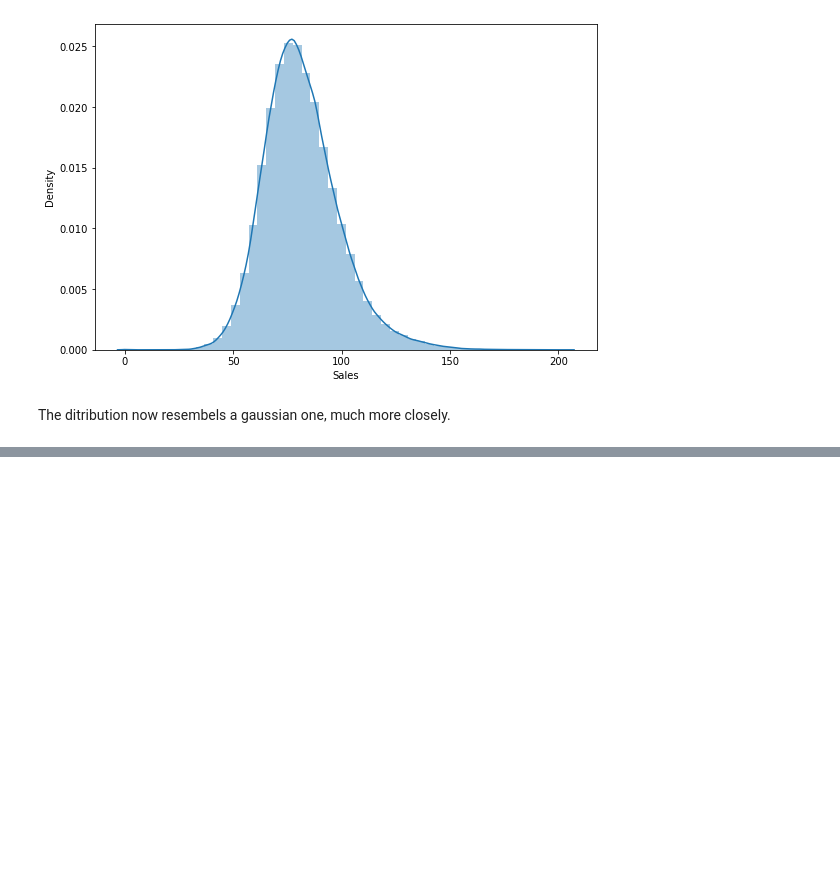
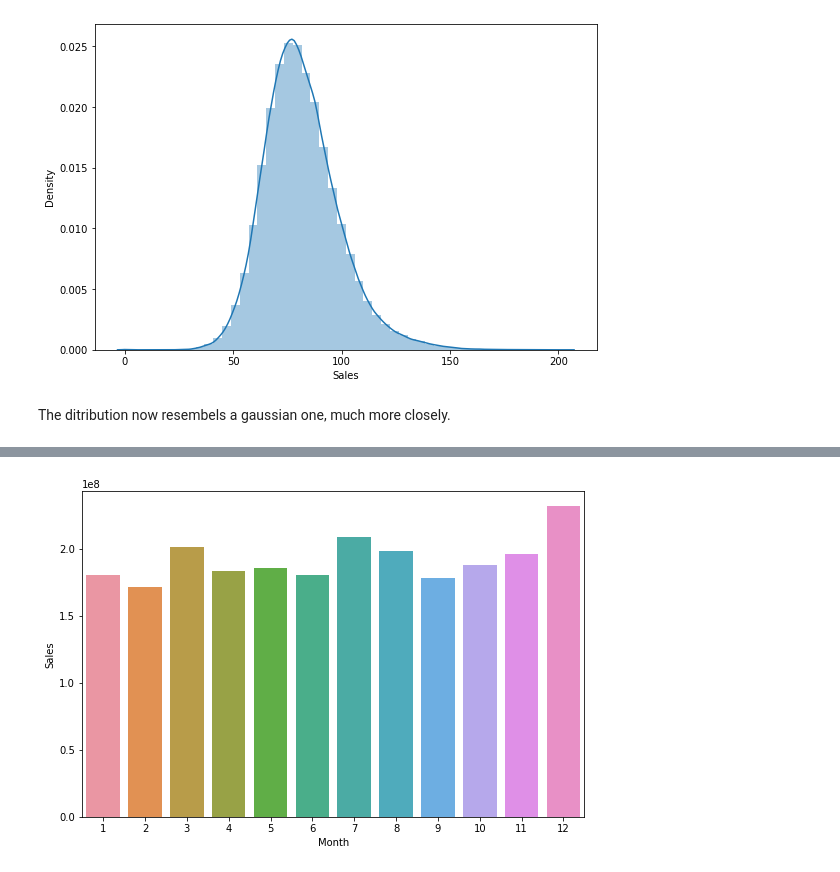
Before and after one commit to cpvivek/Rossman-Sales-Prediction-Machine-Learning-Regression-Model, a Jupyter notebook: Rossmann_Sales_Prediction_Capstone_Project_Vivek_CP.ipynb, the cells around one changed output, grey strips where cells are left out. Cells and saved outputs as stored; diff of their text form; code cells hidden in the pictures; blank space fills up the shorter version.

```diff
--- a/Rossmann_Sales_Prediction_Capstone_Project_Vivek_CP.ipynb
+++ b/Rossmann_Sales_Prediction_Capstone_Project_Vivek_CP.ipynb
@@ -240,0 +315,12 @@ The ditribution now resembels a gaussian one, much more closely.
+# %%
+#Creating dataframes grouped by month for each year.
+Sales_2013=dataset[dataset.Year==2013].groupby('Month')['Sales'].sum().reset_index()
+Sales_2014=dataset[dataset.Year==2014].groupby('Month')['Sales'].sum().reset_index()
+Sales_2015=dataset[dataset.Year==2015].groupby('Month')['Sales'].sum().reset_index()
+# %%
+#2013 sales
+plt.figure(figsize=(9,6))
+sns.barplot(Sales_2013.Month,Sales_2013.Sales)
+plt.show()
+# %% [output]
+[figure, added]
```
Also changed, not shown: parts of 23 cells of this notebook.
